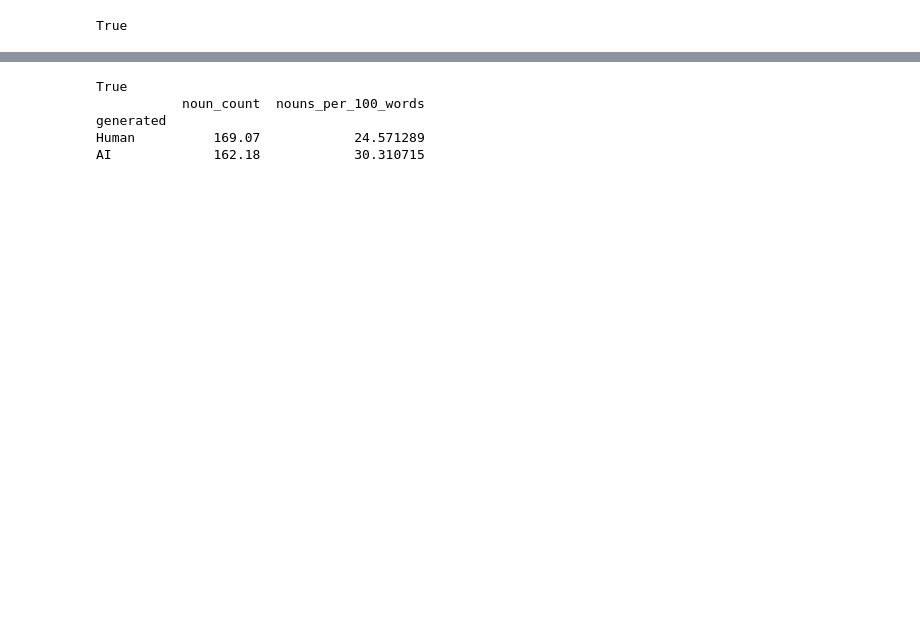
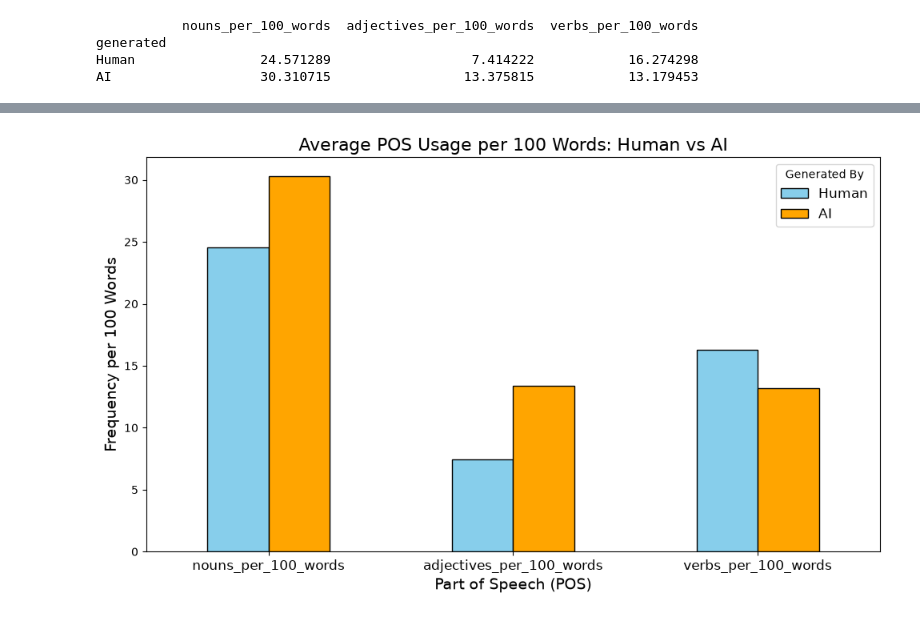
Before and after one commit to mayahkg/AI-vs-Human, a Jupyter notebook: main.ipynb, the cells around one changed output, grey strips where cells are left out. Saved outputs shown, nothing was run; the diff lists cells and outputs as text; code cells hidden in the pictures; blank space fills up the shorter version.

```diff
--- a/main.ipynb
+++ b/main.ipynb
@@ -96,9 +137,8 @@ apostrophes_per_1000        2.415044  1.842896
 import pandas as pd
 import nltk
 from collections import Counter
-
 import ssl
-import nltk
+import matplotlib.pyplot as plt
 
 # Work around the macOS python.org SSL certificate problem
 try:
@@ -108,26 +148,49 @@ except AttributeError:
 else:
     ssl._create_default_https_context = _create_unverified_https_context
 
-print(nltk.download("punkt_tab"))
-print(nltk.download("averaged_perceptron_tagger_eng"))
-
-nltk.download("punkt_tab")
-nltk.download("averaged_perceptron_tagger_eng")
+# Download necessary NLTK resources
+nltk.download("punkt")
+nltk.download("averaged_perceptron_tagger")
 
 # Rebuild the 100-per-group sample
 df = pd.read_csv("AI_Human.csv")
 small = df.groupby("generated").head(100).copy()
 
-def noun_stats(text):
+# Function to calculate noun, adjective, and verb statistics
+def pos_stats(text):
     words = nltk.word_tokenize(text)
     tags = nltk.pos_tag(words)
     nouns = [w.lower() for w, tag in tags if tag.startswith("NN")]
-    return pd.Series({"noun_count": len(nouns),
-                      "nouns_per_100_words": len(nouns) / max(len(words), 1) * 100})
+    adjectives = [w.lower() for w, tag in tags if tag.startswith("JJ")]
+    verbs = [w.lower() for w, tag in tags if tag.startswith("VB")]
+    return pd.Series({
+        "noun_count": len(nouns),
+        "nouns_per_100_words": len(nouns) / max(len(words), 1) * 100,
+        "adjective_count": len(adjectives),
+        "adjectives_per_100_words": len(adjectives) / max(len(words), 1) * 100,
+        "verb_count": len(verbs),
+        "verbs_per_100_words": len(verbs) / max(len(words), 1) * 100
+    })
 
-small[["noun_count", "nouns_per_100_words"]] = small["text"].apply(noun_stats)
+# Apply the function to the text column
+small = small.join(small["text"].apply(pos_stats))
 
-noun_result = small.groupby("generated")[["noun_count", "nouns_per_100_words"]].mean()
-noun_result = noun_result.rename(index={0: "Human", 1: "AI"})
-print(noun_result)
+# Group by "generated" and calculate the mean for each POS metric
+pos_result = small.groupby("generated")[[
+    "nouns_per_100_words", "adjectives_per_100_words", "verbs_per_100_words"
+]].mean()
+
+# Rename the index for clarity
+pos_result = pos_result.rename(index={0: "Human", 1: "AI"})
+print(pos_result)
+
+# Plot the results in a bar chart
+pos_result.T.plot(kind="bar", figsize=(10, 6), color=["skyblue", "orange"], edgecolor="black")
+plt.title("Average POS Usage per 100 Words: Human vs AI", fontsize=16)
+plt.ylabel("Frequency per 100 Words", fontsize=14)
+plt.xlabel("Part of Speech (POS)", fontsize=14)
+plt.xticks(rotation=0, fontsize=12)
+plt.legend(title="Generated By", fontsize=12)
+plt.tight_layout()
+plt.show()
 # %% [output]
@@ -139 +202,4 @@ print(noun_result)
-True
+           nouns_per_100_words  adjectives_per_100_words  verbs_per_100_words
+generated
+Human                24.571289                  7.414222            16.274298
+AI                   30.310715                 13.375815            13.179453
@@ -148,5 +206 @@ True
-True
-           noun_count  nouns_per_100_words
-generated
-Human          169.07            24.571289
-AI             162.18            30.310715
+[figure, added]
```
Also changed, not shown: parts of 5 cells of this notebook.
